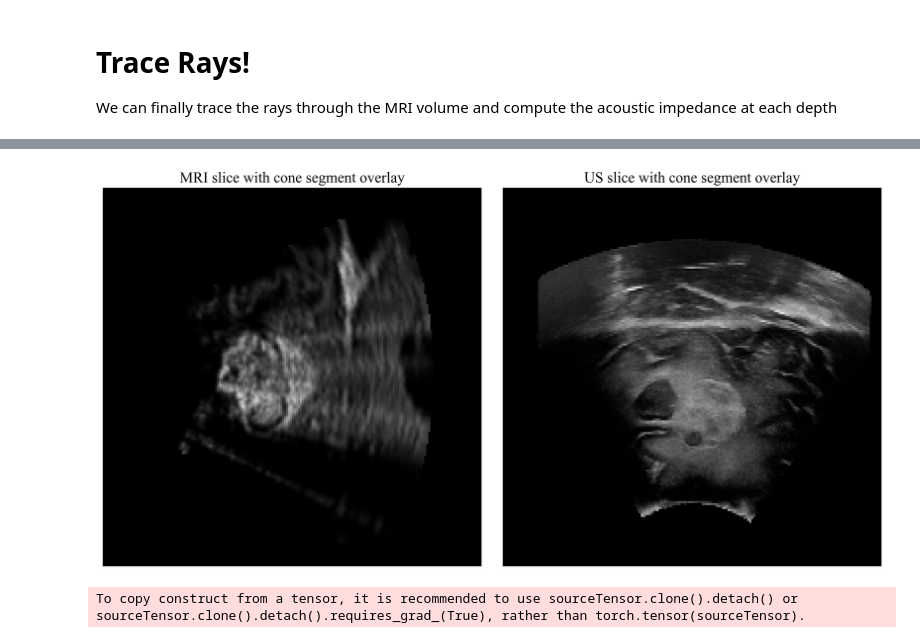
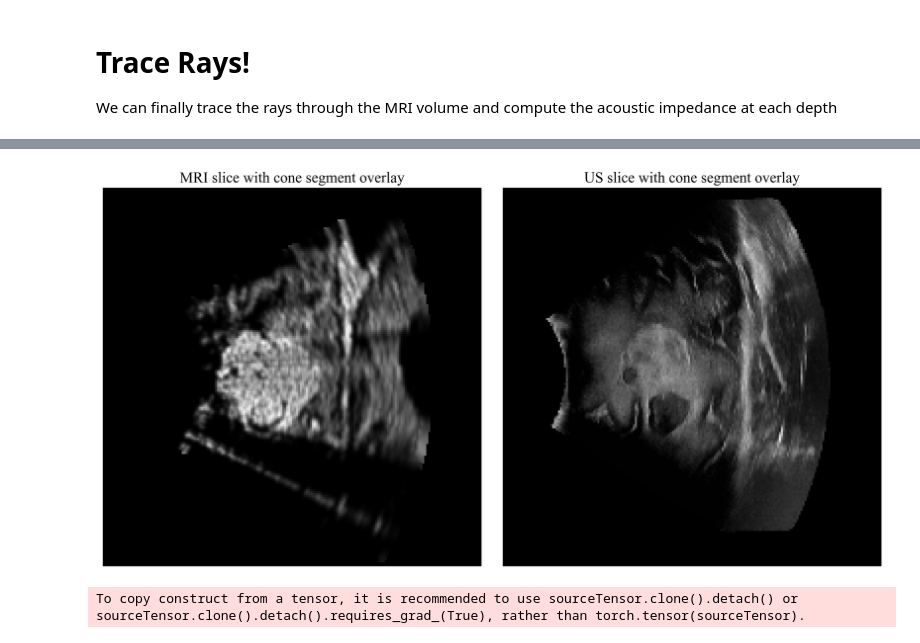
Before and after one commit to gduguey/DiffUS, a Jupyter notebook: notebooks/[DEMO] REUBEN DATA 55 CLEAN.ipynb, the cells around one changed output, grey strips where cells are left out. Cells and saved outputs as stored; diff of their text form; code cells hidden in the pictures.

```diff
--- a/notebooks/[DEMO] REUBEN DATA 55 CLEAN.ipynb
+++ b/notebooks/[DEMO] REUBEN DATA 55 CLEAN.ipynb
@@ -235,15 +233,15 @@ tensor(0.) tensor(1.1187)
 # %%
 fig, axs = plt.subplots(1, 2, figsize=(12, 6))
-axs[0].imshow(output, cmap='gray', origin='lower', vmin=0, vmax=1.4)
+axs[0].imshow(output, cmap='gray', origin='lower', vmin=0, vmax=0.55)
 axs[0].set_title("MRI slice with cone segment overlay")
 axs[0].axis('off')
-axs[1].imshow(us_slice.T, cmap='gray', origin='lower')
+axs[1].imshow(us_slice, cmap='gray', origin='lower')
 axs[1].set_title("US slice with cone segment overlay")
 axs[1].axis('off')
 plt.tight_layout()
 plt.show()
 # %% [output]
-[figure, old version]
+[figure, new version]
 # %%
 H,W = us_slice.shape
 renderer = UltrasoundRenderer(num_samples=d2, attenuation_coeff=0.0001)
```
Also changed, not shown: parts of 3 cells of this notebook, 3 other files.
